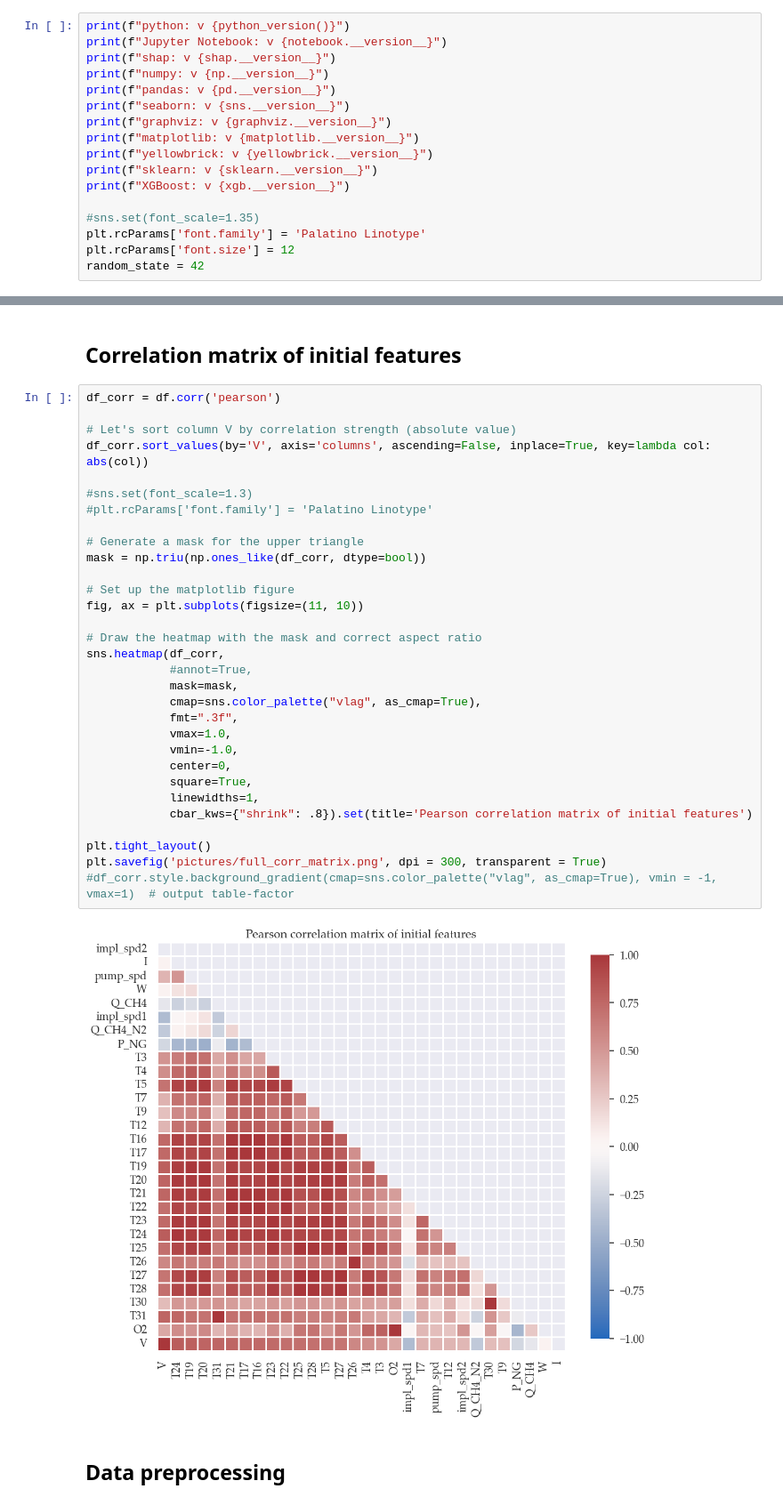
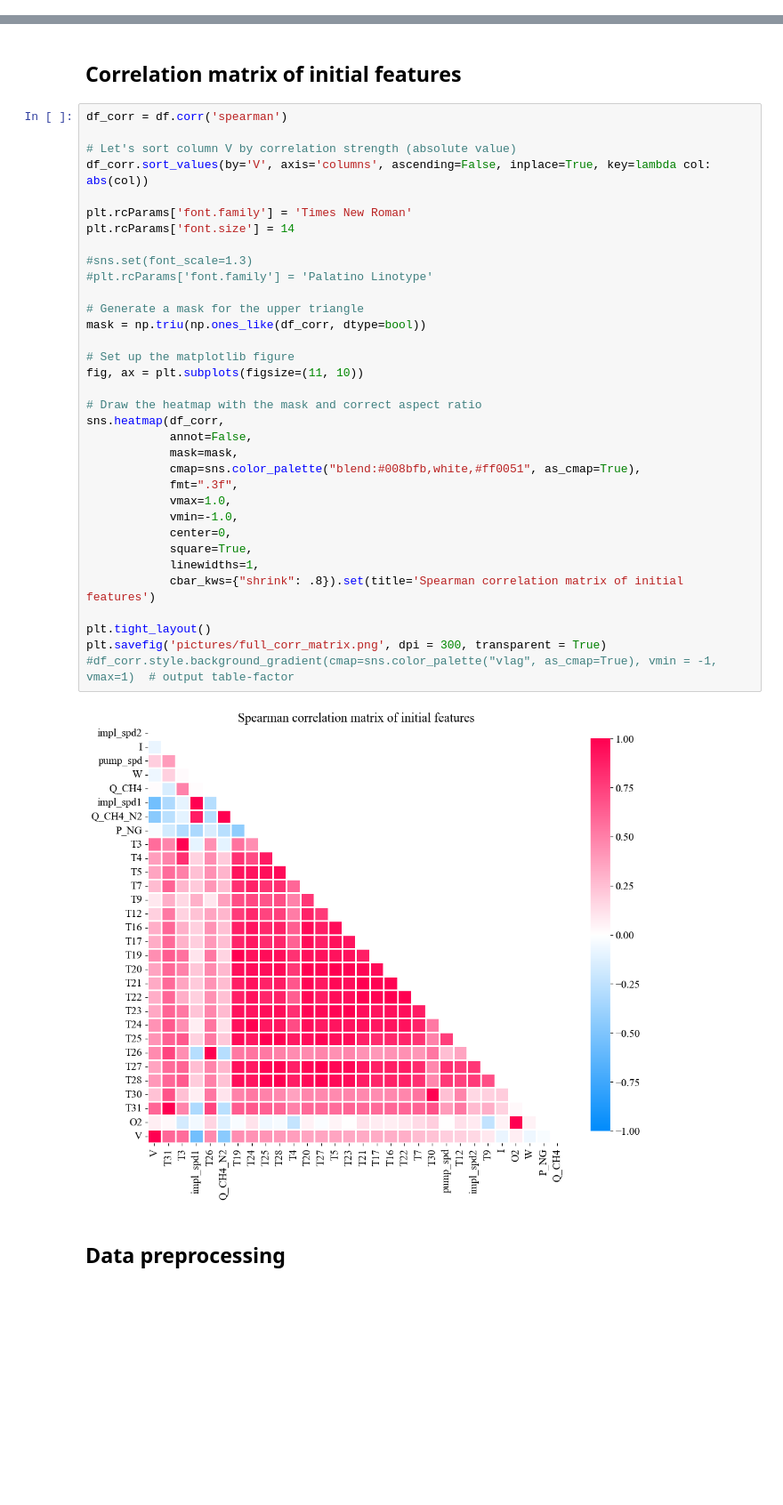
Before and after one commit to caapel/SOFC, a Jupyter notebook: SOFC_analisys.ipynb, the cells around one changed output, grey strips where cells are left out. Shown at 89% size. Saved outputs shown, nothing was run; the diff lists cells and outputs as text; blank space fills up the shorter version.

```diff
--- a/SOFC_analisys.ipynb
+++ b/SOFC_analisys.ipynb
@@ -34,17 +63,0 @@ from sklearn.metrics import mean_absolute_percentage_error as MAPE
-# %%
-print(f"python: v {python_version()}")
-print(f"Jupyter Notebook: v {notebook.__version__}")
-print(f"shap: v {shap.__version__}")
-print(f"numpy: v {np.__version__}")
-print(f"pandas: v {pd.__version__}")
-print(f"seaborn: v {sns.__version__}")
-print(f"graphviz: v {graphviz.__version__}")
-print(f"matplotlib: v {matplotlib.__version__}")
-print(f"yellowbrick: v {yellowbrick.__version__}")
-print(f"sklearn: v {sklearn.__version__}")
-print(f"XGBoost: v {xgb.__version__}")
-
-#sns.set(font_scale=1.35)
-plt.rcParams['font.family'] = 'Palatino Linotype'
-plt.rcParams['font.size'] = 12
-random_state = 42
@@ -147,38 +148,41 @@ None
 # %% [markdown]
 ## Correlation matrix of initial features
 # %%
-df_corr = df.corr('pearson')
+df_corr = df.corr('spearman')
 
 # Let's sort column V by correlation strength (absolute value)
 df_corr.sort_values(by='V', axis='columns', ascending=False, inplace=True, key=lambda col: abs(col))
+
+plt.rcParams['font.family'] = 'Times New Roman'
+plt.rcParams['font.size'] = 14
 
 #sns.set(font_scale=1.3)
 #plt.rcParams['font.family'] = 'Palatino Linotype'
 
 # Generate a mask for the upper triangle
 mask = np.triu(np.ones_like(df_corr, dtype=bool))
 
 # Set up the matplotlib figure
 fig, ax = plt.subplots(figsize=(11, 10))
 
 # Draw the heatmap with the mask and correct aspect ratio
 sns.heatmap(df_corr,
-            #annot=True,
+            annot=False,
             mask=mask,
-            cmap=sns.color_palette("vlag", as_cmap=True),
+            cmap=sns.color_palette("blend:#008bfb,white,#ff0051", as_cmap=True),
             fmt=".3f",
             vmax=1.0,
             vmin=-1.0,
             center=0,
             square=True,
             linewidths=1,
-            cbar_kws={"shrink": .8}).set(title='Pearson correlation matrix of initial features')
+            cbar_kws={"shrink": .8}).set(title='Spearman correlation matrix of initial features')
 
 plt.tight_layout()
 plt.savefig('pictures/full_corr_matrix.png', dpi = 300, transparent = True)
 #df_corr.style.background_gradient(cmap=sns.color_palette("vlag", as_cmap=True), vmin = -1, vmax=1)  # output table-factor
 # %% [output]
-[figure, old version]
+[figure, new version]
 # %% [markdown]
 ## Data preprocessing
 # %%
```
Also changed, not shown: parts of 65 cells of this notebook, 2 other files.
